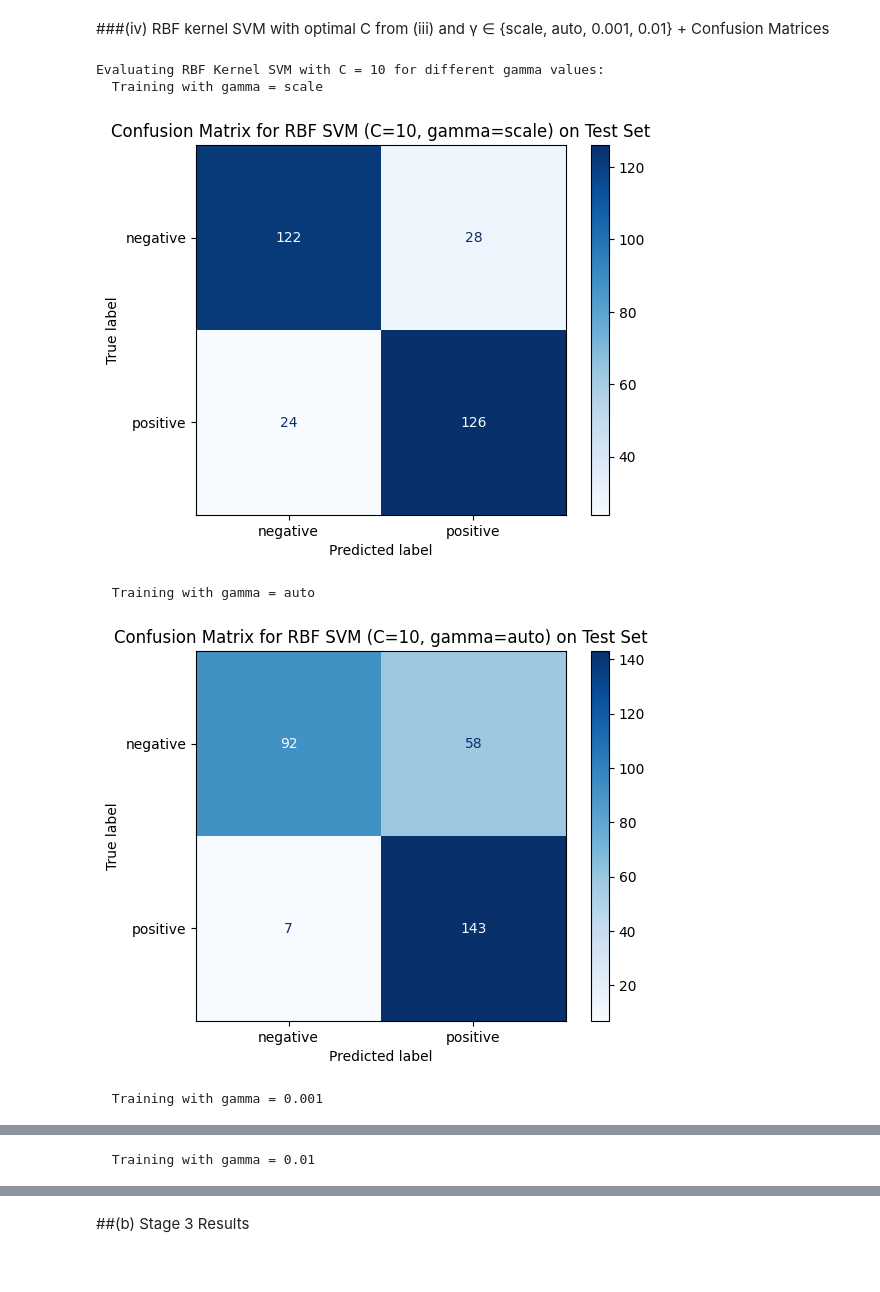
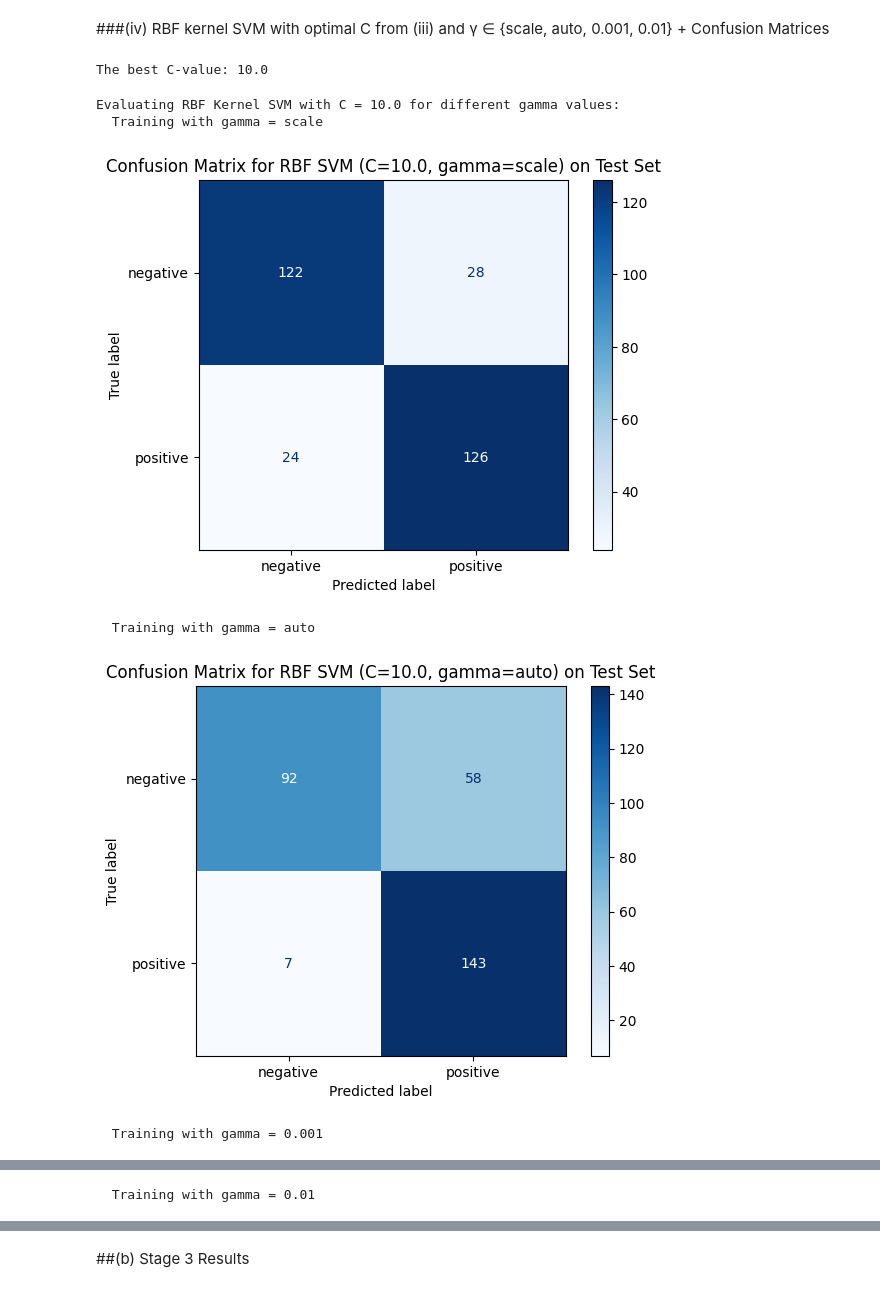
Before and after one commit to potgieterphiline/MBDS, a Jupyter notebook: MIT801_Assignment2_Final.ipynb, the cells around one changed output, grey strips where cells are left out. Drawn from its saved outputs; the diff is of its cells as text; code cells hidden in the pictures.

```diff
--- a/MIT801_Assignment2_Final.ipynb
+++ b/MIT801_Assignment2_Final.ipynb
@@ -692,8 +692,15 @@ Confusion Matrix for C = 100
 [figure]
 # %% [markdown]
 ###(iv) RBF kernel SVM with optimal C from (iii) and γ ∈ {scale, auto, 0.001, 0.01} + Confusion Matrices
+# %%
+sorted_results = results_df.sort_values(by=['Test F1-score', 'Test AUC-ROC'], ascending=[False, False])
+best_c_for_rbf = sorted_results.iloc[0]['C_Value']
+
+print(f"The best C-value: {best_c_for_rbf}")
+# %% [output]
+The best C-value: 10.0
 # %%
-C_value = 10
+C_value = best_c_for_rbf
 gamma_values = ['scale', 'auto', 0.001, 0.01]
 
 rbf_results = []
@@ -728,34 +735,34 @@ for gamma_val in gamma_values:
     f1_test = f1_score(y_test, y_test_pred_rbf, pos_label='positive')
     y_test_scores_rbf = rbf_svm_classifier.decision_function(X_test_tfidf)
 
     if list(label_encoder.classes_) == ['negative', 'positive']:
         auc_roc_test = roc_auc_score(y_test_encoded, y_test_scores_rbf)
     else:
         auc_roc_test = roc_auc_score(1 - y_test_encoded, -y_test_scores_rbf)
 
     rbf_results.append({
         'C_Value': C_value,
         'Gamma_Value': gamma_val,
         'Training Time (seconds)': training_time,
         'Validation F1-score': f1_val,
         'Validation AUC-ROC': auc_roc_val,
         'Test F1-score': f1_test,
         'Test AUC-ROC': auc_roc_test
     })
 
     # Confusion Matrix for RBF SVM on Test Set
     cm_rbf = confusion_matrix(y_test, y_test_pred_rbf, labels=rbf_svm_classifier.classes_)
     disp_rbf = ConfusionMatrixDisplay(confusion_matrix=cm_rbf, display_labels=rbf_svm_classifier.classes_)
     disp_rbf.plot(cmap=plt.cm.Blues)
     plt.title(f'Confusion Matrix for RBF SVM (C={C_value}, gamma={gamma_val}) on Test Set')
     plt.show()
 
 rbf_results_df = pd.DataFrame(rbf_results)
 display(rbf_results_df)
 # %% [output]
-Evaluating RBF Kernel SVM with C = 10 for different gamma values:
+Evaluating RBF Kernel SVM with C = 10.0 for different gamma values:
   Training with gamma = scale
-[figure, old version]
+[figure, new version]
   Training with gamma = auto
-[figure, old version]
+[figure, new version]
   Training with gamma = 0.001
```
Also changed, not shown: parts of 1 cell of this notebook.
